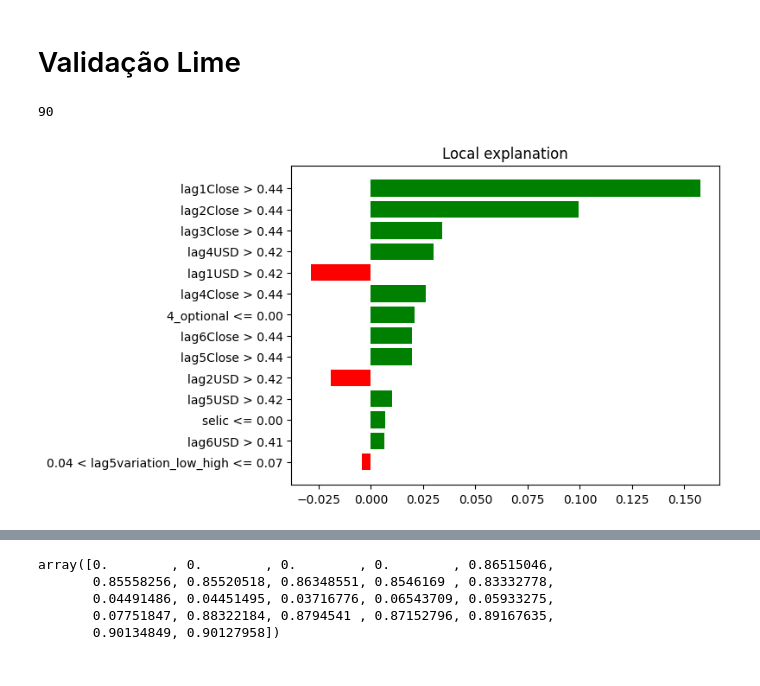
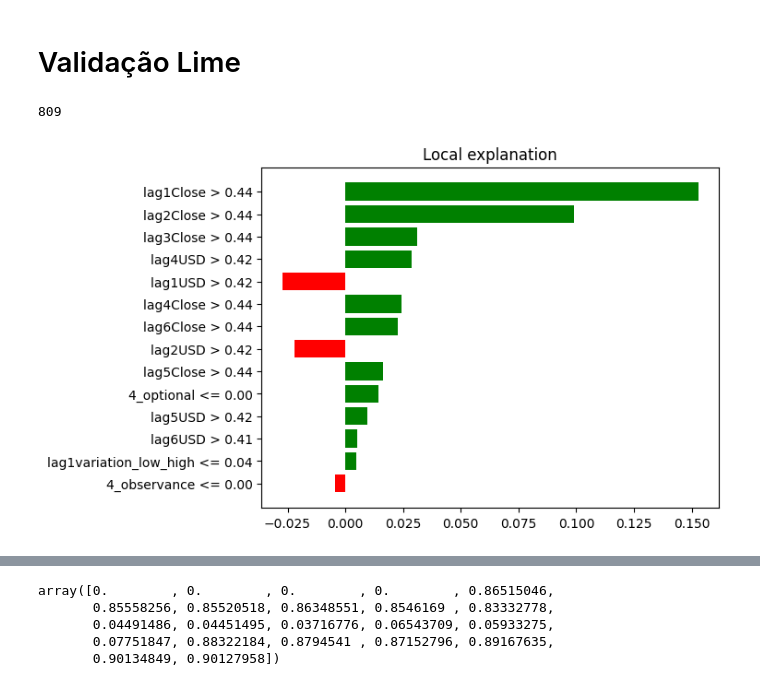
Before and after one commit to marreapato/Forecasting_Paper_XAI, a Jupyter notebook: Explanations/EvaluatingExplanaitons.ipynb, the cells around one changed output, grey strips where cells are left out. Cells and saved outputs as stored; diff of their text form; code cells hidden in the pictures.

```diff
--- a/Explanations/EvaluatingExplanaitons.ipynb
+++ b/Explanations/EvaluatingExplanaitons.ipynb
@@ -678,18 +675,19 @@ explainer = LimeTabularExplainer(trainX,
                                  categorical_features=[[0,1,2,5]],
                                  discretize_continuous=True)
 # %%
-sample_idx = np.random.choice(range(len(testX)), size=(1,))[0]#830
+#values 1
+sample_idx = 809#np.random.choice(range(len(testX)), size=(1,))[0]#830
 print(sample_idx)
 X_sample = testX[sample_idx]#testXnsc[sample_idx]
 
 # Explicação do modelo usando o explainer do Lime
-explanation = explainer.explain_instance(X_sample,
+explanation1 = explainer.explain_instance(X_sample,
                                          bilstm_model.predict,
                                          num_features=(14))
 
 # Visualizando a explicação
-fig = explanation.as_pyplot_figure()
+fig = explanation1.as_pyplot_figure()
 plt.show()
 # %% [output]
-90
+809
-[figure, old version]
+[figure, new version]
```
Also changed, not shown: parts of 8 cells of this notebook.
